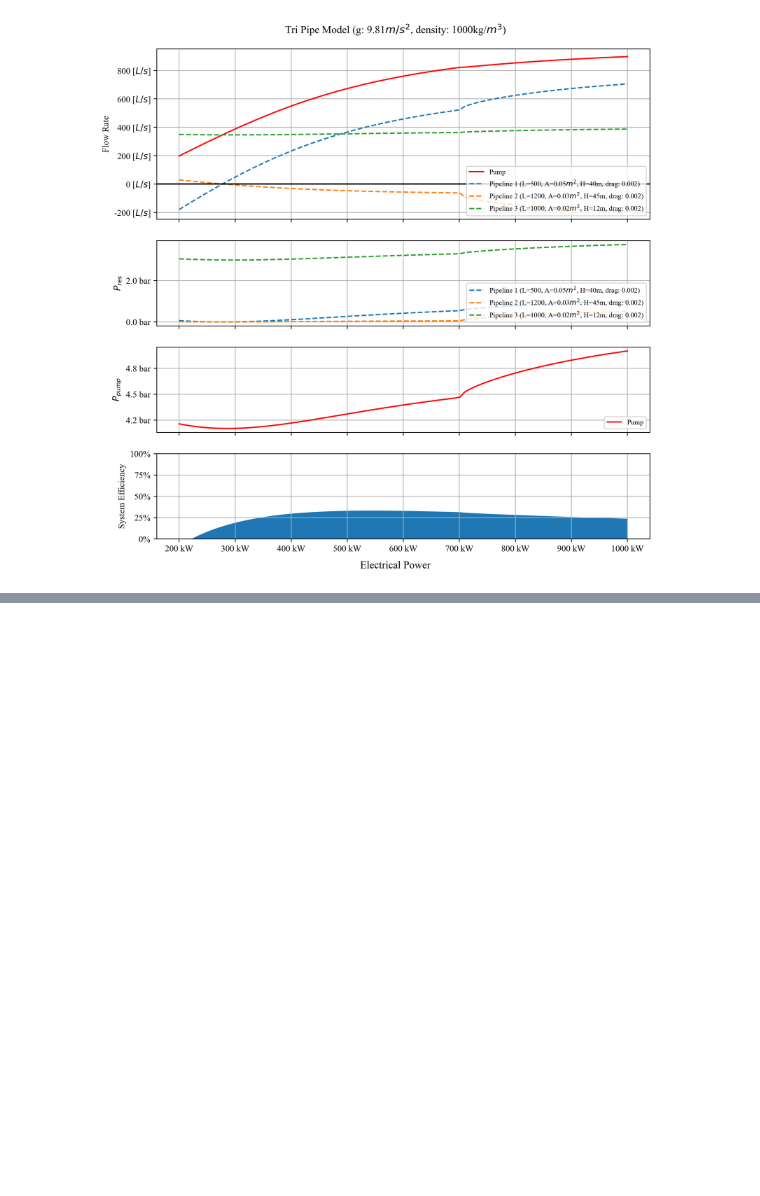
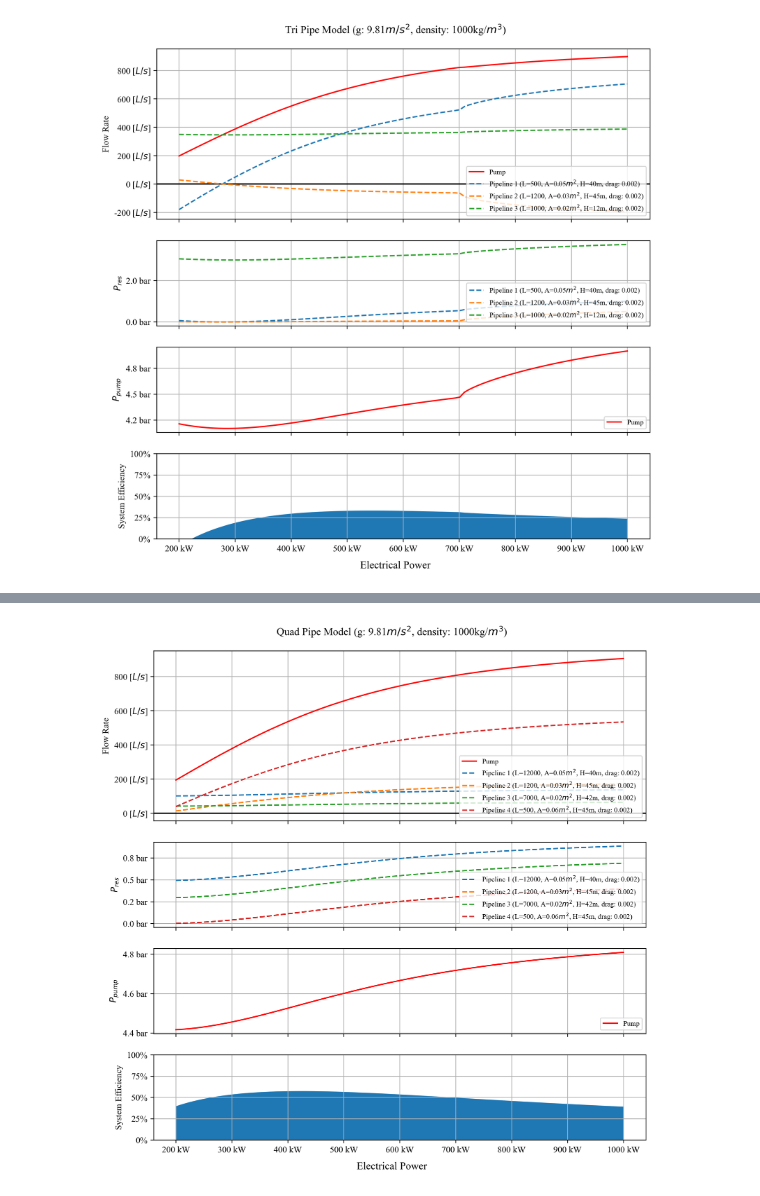
Before and after one commit to nwalser/systems-engineering-numerik, a Jupyter notebook: project/2_power_flow_rate_curve.ipynb, the cells around one changed output, grey strips where cells are left out. Cells and saved outputs as stored; diff of their text form; code cells hidden in the pictures; blank space fills up the shorter version.

```diff
--- a/project/2_power_flow_rate_curve.ipynb
+++ b/project/2_power_flow_rate_curve.ipynb
@@ -95,0 +101,6 @@ plot_power_flow_rate_curve(quad_pipe_model, method="Powell", bounds=[(0, 1.2), (
+# %%
+# wenn mit disen bounds gefittet wird ist die annahme, dass die pipelines keinen backlash haben, das heisst man geht davon aus, dass der volumenstrom nicht negativ werden kann. (durch rückschlagventil, o. ä.)
+quad_pipe_model = get_default_quad_pipeline_model()
+plot_power_flow_rate_curve(quad_pipe_model, method="Nelder-Mead", options=dict(maxiter=10000), bounds=[(0, 1.2), (0, 1.2), (0, 1.2), (0, 1.2)])
+# %% [output]
+[figure, added]
```
Also changed, not shown: parts of 4 cells of this notebook, 2 other files.
